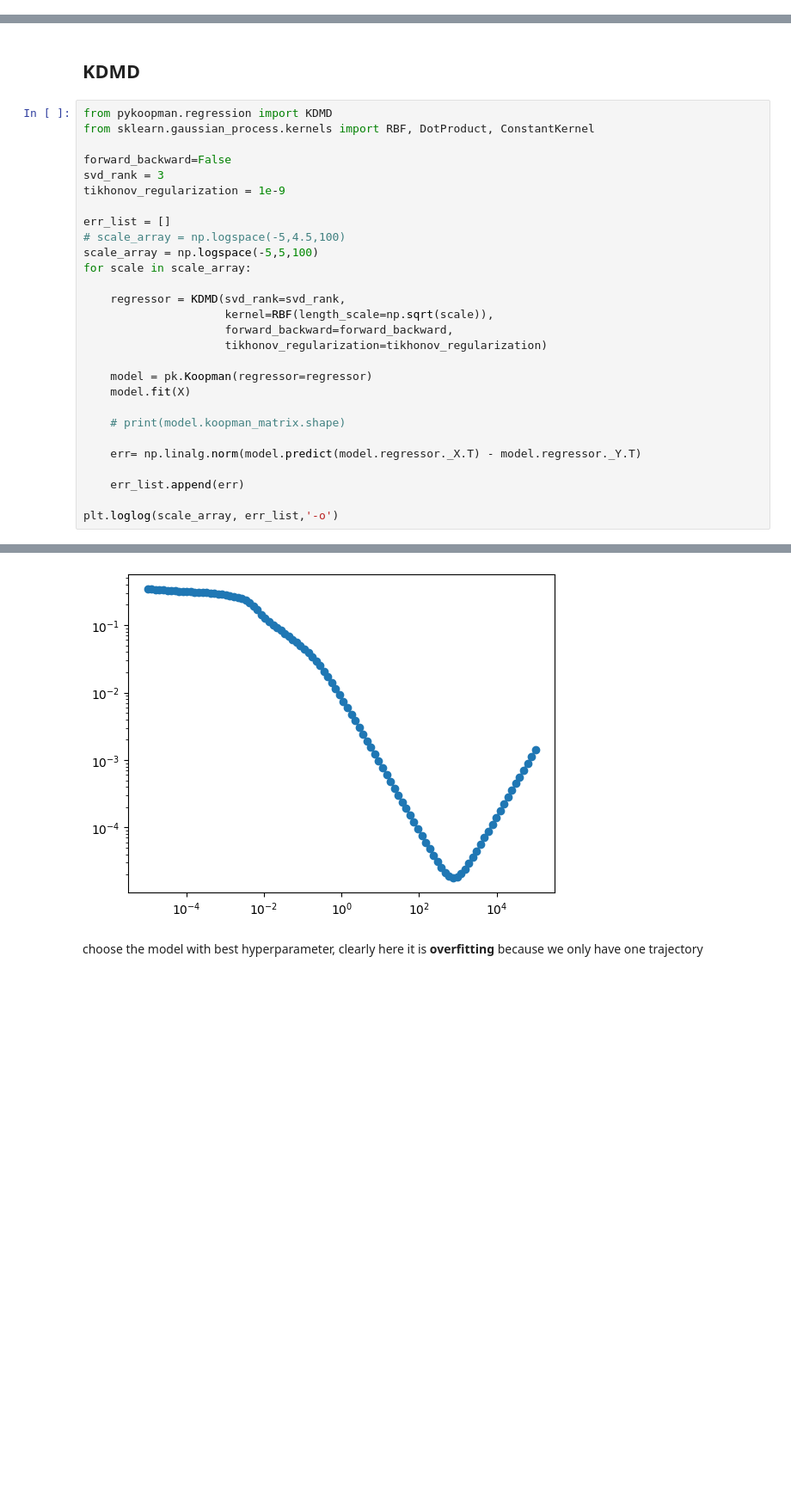
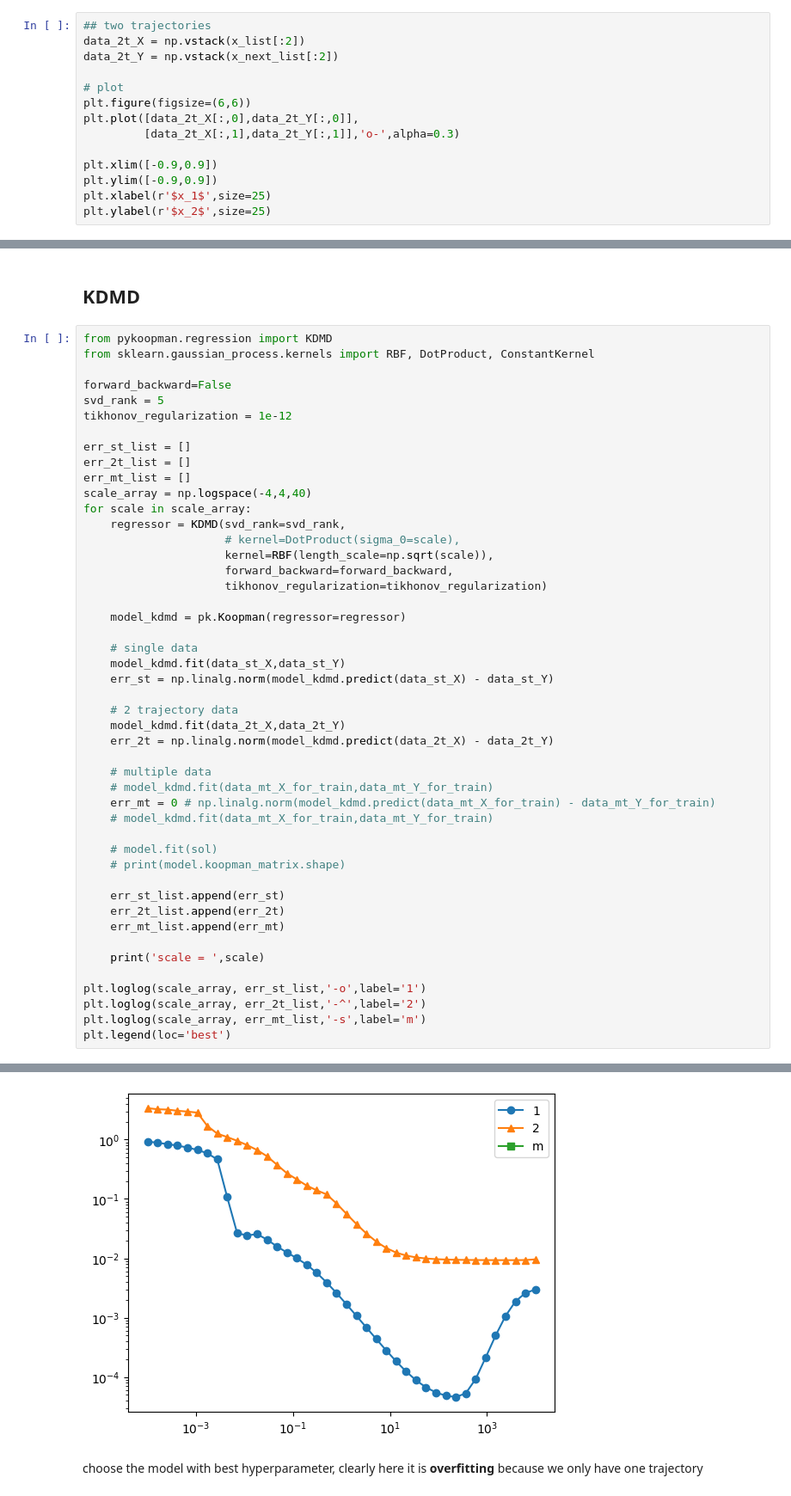
Before and after one commit to dynamicslab/pykoopman, a Jupyter notebook: examples/tutorial_slow_manifold.ipynb, the cells around one changed output, grey strips where cells are left out. Shown: that part at 86% size. Saved outputs shown, nothing was run; the diff lists cells and outputs as text; blank space fills up the shorter version.

```diff
--- a/examples/tutorial_slow_manifold.ipynb
+++ b/examples/tutorial_slow_manifold.ipynb
@@ -76,0 +89,14 @@ print(X.shape)
+# %%
+## two trajectories
+data_2t_X = np.vstack(x_list[:2])
+data_2t_Y = np.vstack(x_next_list[:2])
+
+# plot
+plt.figure(figsize=(6,6))
+plt.plot([data_2t_X[:,0],data_2t_Y[:,0]],
+         [data_2t_X[:,1],data_2t_Y[:,1]],'o-',alpha=0.3)
+
+plt.xlim([-0.9,0.9])
+plt.ylim([-0.9,0.9])
+plt.xlabel(r'$x_1$',size=25)
+plt.ylabel(r'$x_2$',size=25)
@@ -132,27 +203,46 @@ from pykoopman.regression import KDMD
 from sklearn.gaussian_process.kernels import RBF, DotProduct, ConstantKernel
 
 forward_backward=False
-svd_rank = 3
-tikhonov_regularization = 1e-9
+svd_rank = 5
+tikhonov_regularization = 1e-12
 
-err_list = []
-# scale_array = np.logspace(-5,4.5,100)
-scale_array = np.logspace(-5,5,100)
+err_st_list = []
+err_2t_list = []
+err_mt_list = []
+scale_array = np.logspace(-4,4,40)
 for scale in scale_array:
-
     regressor = KDMD(svd_rank=svd_rank,
+                     # kernel=DotProduct(sigma_0=scale),
                      kernel=RBF(length_scale=np.sqrt(scale)),
                      forward_backward=forward_backward,
                      tikhonov_regularization=tikhonov_regularization)
 
-    model = pk.Koopman(regressor=regressor)
-    model.fit(X)
+    model_kdmd = pk.Koopman(regressor=regressor)
 
+    # single data
+    model_kdmd.fit(data_st_X,data_st_Y)
+    err_st = np.linalg.norm(model_kdmd.predict(data_st_X) - data_st_Y)
+
+    # 2 trajectory data
+    model_kdmd.fit(data_2t_X,data_2t_Y)
+    err_2t = np.linalg.norm(model_kdmd.predict(data_2t_X) - data_2t_Y)
+
+    # multiple data
+    # model_kdmd.fit(data_mt_X_for_train,data_mt_Y_for_train)
+    err_mt = 0 # np.linalg.norm(model_kdmd.predict(data_mt_X_for_train) - data_mt_Y_for_train)
+    # model_kdmd.fit(data_mt_X_for_train,data_mt_Y_for_train)
+
+    # model.fit(sol)
     # print(model.koopman_matrix.shape)
 
-    err= np.linalg.norm(model.predict(model.regressor._X.T) - model.regressor._Y.T)
+    err_st_list.append(err_st)
+    err_2t_list.append(err_2t)
+    err_mt_list.append(err_mt)
 
-    err_list.append(err)
+    print('scale = ',scale)
 
-plt.loglog(scale_array, err_list,'-o')
+plt.loglog(scale_array, err_st_list,'-o',label='1')
+plt.loglog(scale_array, err_2t_list,'-^',label='2')
+plt.loglog(scale_array, err_mt_list,'-s',label='m')
+plt.legend(loc='best')
 # %% [output]
@@ -160,3 +267,3 @@ plt.loglog(scale_array, err_list,'-o')
-[figure, old version]
+[figure, new version]
 # %% [markdown]
 choose the model with best hyperparameter, clearly here it is **overfitting** because we only have one trajectory
```
Also changed, not shown: parts of 50 cells of this notebook, 10 other files.
